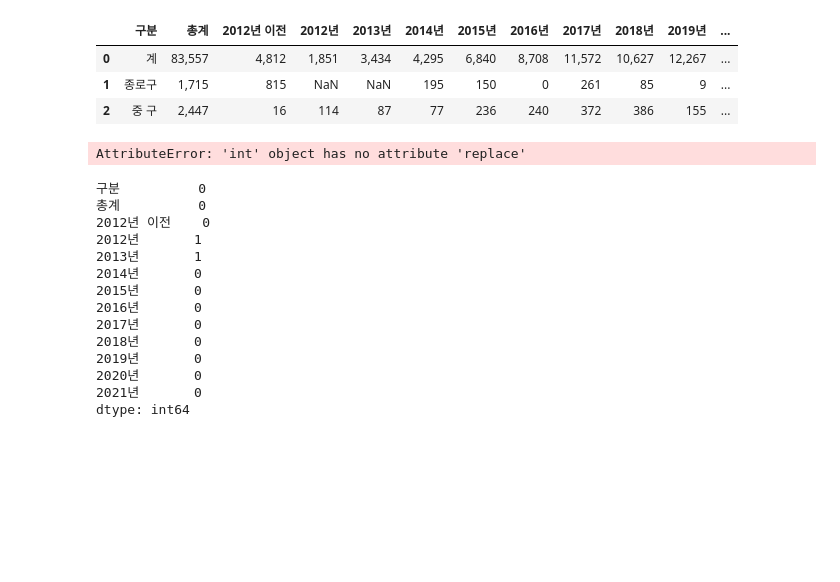
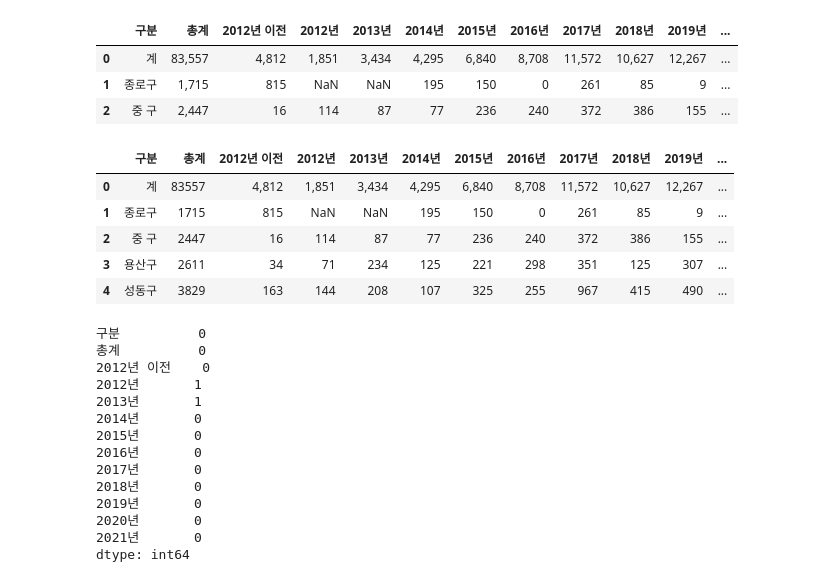
Before and after one commit to EunBiYang/DataAnalysis, a Jupyter notebook: 02.pandas/04.DF-데이터조작.ipynb, the cells around one changed output. Drawn from its saved outputs; the diff is of its cells as text; code cells hidden in the pictures; blank space fills up the shorter version.

```diff
--- a/02.pandas/04.DF-데이터조작.ipynb
+++ b/02.pandas/04.DF-데이터조작.ipynb
@@ -277,10 +274,15 @@ cctv.head(3)
 # %%
 #총계 컬럼에서 천다위 구분기호를 없애고 정수로 변경
 
 cctv['총계'] = cctv['총계'].apply(lambda x : int(x.replace(',','')))
-cctv.head(3)
+cctv.head()
 # %% [output]
-AttributeError: 'int' object has no attribute 'replace'
+|  | 구분 | 총계 | 2012년 이전 | 2012년 | 2013년 | 2014년 | 2015년 | 2016년 | 2017년 | 2018년 | 2019년 | ... |
+| 0 | 계 | 83557 | 4,812 | 1,851 | 3,434 | 4,295 | 6,840 | 8,708 | 11,572 | 10,627 | 12,267 | ... |
+| 1 | 종로구 | 1715 | 815 | NaN | NaN | 195 | 150 | 0 | 261 | 85 | 9 | ... |
+| 2 | 중 구 | 2447 | 16 | 114 | 87 | 77 | 236 | 240 | 372 | 386 | 155 | ... |
+| 3 | 용산구 | 2611 | 34 | 71 | 234 | 125 | 221 | 298 | 351 | 125 | 307 | ... |
+| 4 | 성동구 | 3829 | 163 | 144 | 208 | 107 | 325 | 255 | 967 | 415 | 490 | ... |
 # %%
 #결측치를 0으로 대체, 첫줄 숫자를 정수로 변환
 cctv.isna().sum()
```
Also changed, not shown: parts of 4 cells of this notebook.
